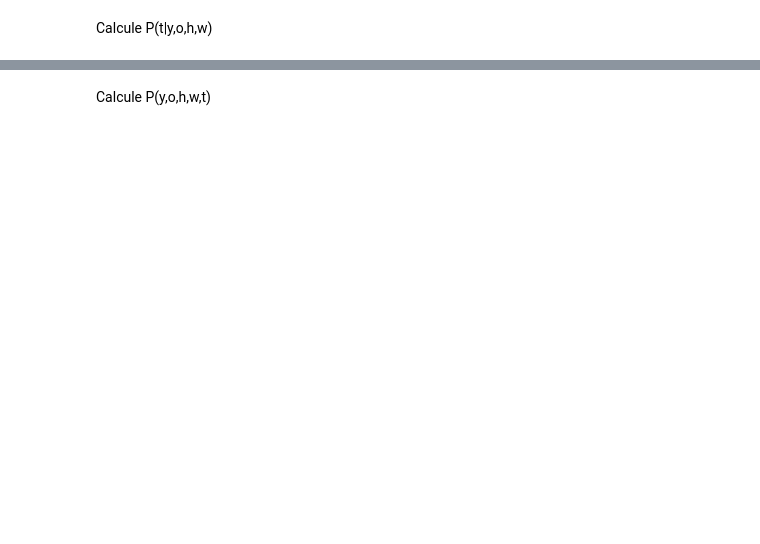
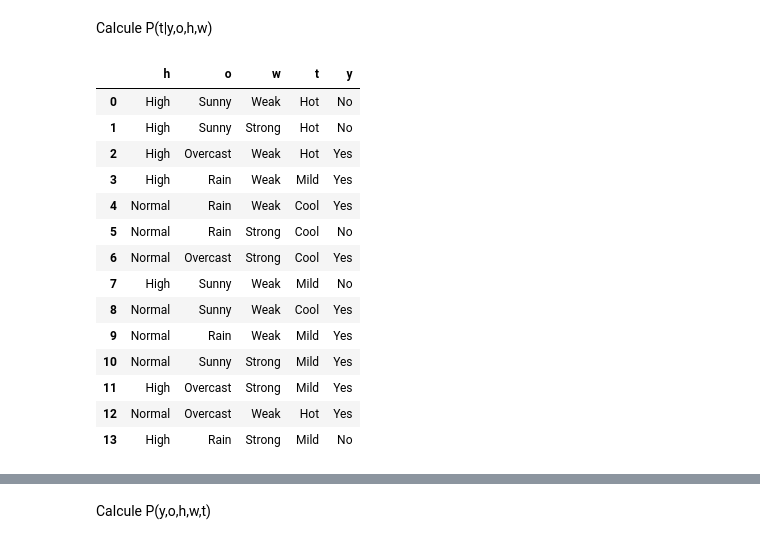
Before and after one commit to bluezombie/iagen-practico01, a Jupyter notebook: Tennis.ipynb, the cells around one changed output, grey strips where cells are left out. Cells and saved outputs as stored; diff of their text form; code cells hidden in the pictures; blank space fills up the shorter version.

```diff
--- a/Tennis.ipynb
+++ b/Tennis.ipynb
@@ -407,0 +487,27 @@ p_t_yohw
+# %%
+a = {
+    'h': df.loc[:,'Humidity'].values,
+    'o': df.loc[:,'Outlook'].values,
+    'w': df.loc[:,'Wind'].values,
+    't': df.loc[:,'Temp'].values,
+    'y': Y.values
+}
+
+a = pd.DataFrame(a)
+a
+# %% [output]
+|  | h | o | w | t | y |
+| 0 | High | Sunny | Weak | Hot | No |
+| 1 | High | Sunny | Strong | Hot | No |
+| 2 | High | Overcast | Weak | Hot | Yes |
+| 3 | High | Rain | Weak | Mild | Yes |
+| 4 | Normal | Rain | Weak | Cool | Yes |
+| 5 | Normal | Rain | Strong | Cool | No |
+| 6 | Normal | Overcast | Strong | Cool | Yes |
+| 7 | High | Sunny | Weak | Mild | No |
+| 8 | Normal | Sunny | Weak | Cool | Yes |
+| 9 | Normal | Rain | Weak | Mild | Yes |
+| 10 | Normal | Sunny | Strong | Mild | Yes |
+| 11 | High | Overcast | Strong | Mild | Yes |
+| 12 | Normal | Overcast | Weak | Hot | Yes |
+| 13 | High | Rain | Strong | Mild | No |
```
Also changed, not shown: parts of 15 cells of this notebook.
